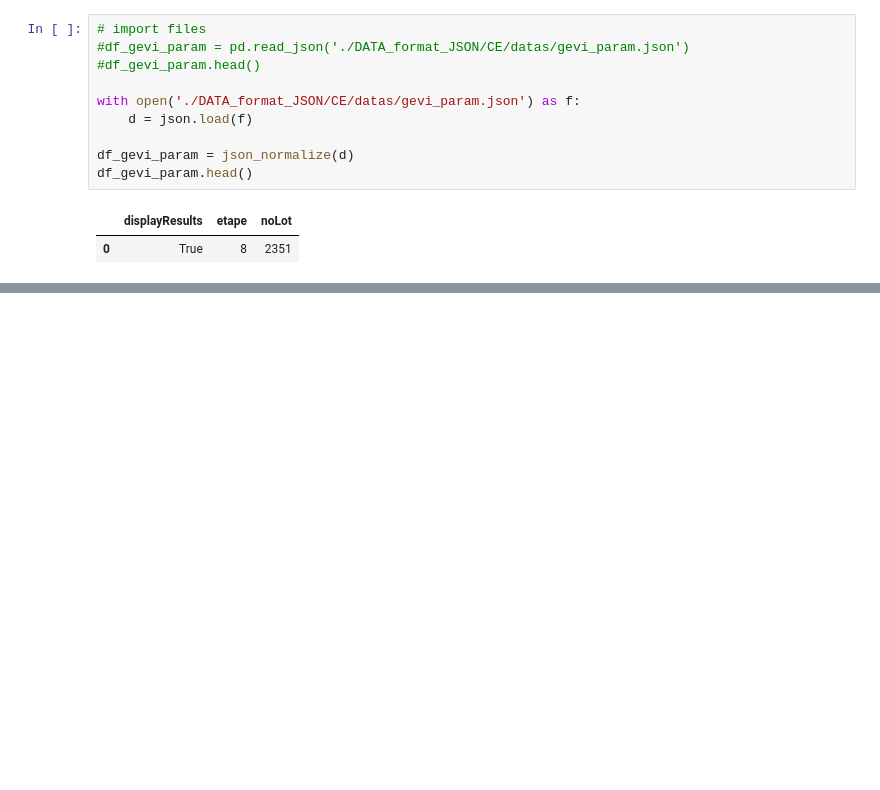
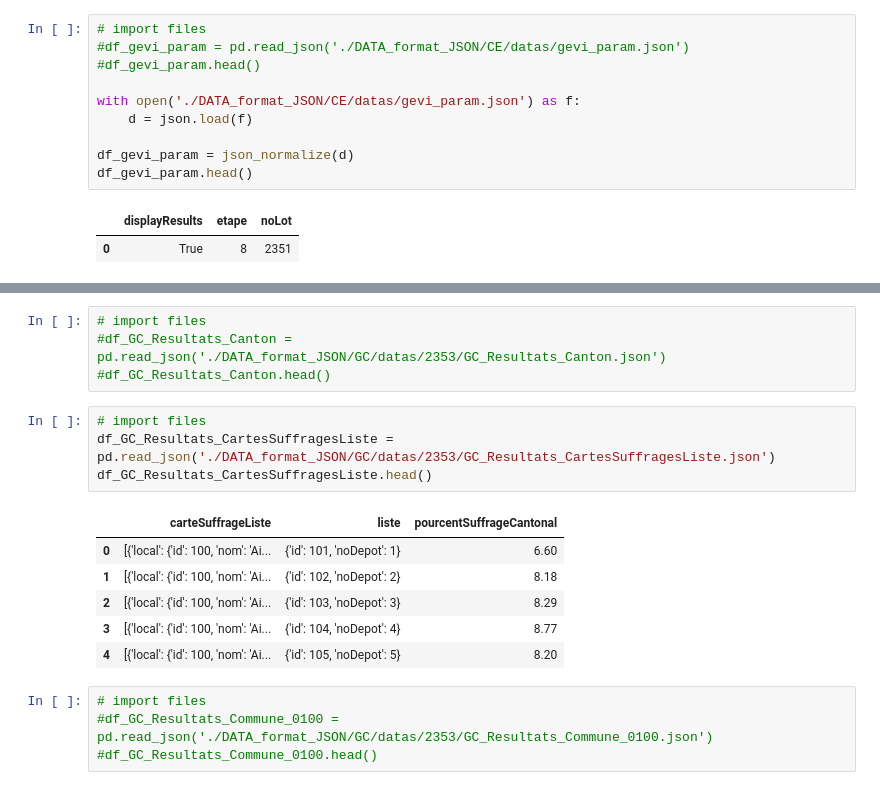
Before and after one commit to Zabamund/chatbotGE, a Jupyter notebook: data_investigation_json_flattening.ipynb, the cells around one changed output, grey strips where cells are left out. Saved outputs shown, nothing was run; the diff lists cells and outputs as text; blank space fills up the shorter version.

```diff
--- a/data_investigation_json_flattening.ipynb
+++ b/data_investigation_json_flattening.ipynb
@@ -188,0 +238,19 @@ df_gevi_param.head()
+# %%
+# import files
+#df_GC_Resultats_Canton = pd.read_json('./DATA_format_JSON/GC/datas/2353/GC_Resultats_Canton.json')
+#df_GC_Resultats_Canton.head()
+# %%
+# import files
+df_GC_Resultats_CartesSuffragesListe = pd.read_json('./DATA_format_JSON/GC/datas/2353/GC_Resultats_CartesSuffragesListe.json')
+df_GC_Resultats_CartesSuffragesListe.head()
+# %% [output]
+|  | carteSuffrageListe | liste | pourcentSuffrageCantonal |
+| 0 | [{'local': {'id': 100, 'nom': 'Ai... | {'id': 101, 'noDepot': 1} | 6.60 |
+| 1 | [{'local': {'id': 100, 'nom': 'Ai... | {'id': 102, 'noDepot': 2} | 8.18 |
+| 2 | [{'local': {'id': 100, 'nom': 'Ai... | {'id': 103, 'noDepot': 3} | 8.29 |
+| 3 | [{'local': {'id': 100, 'nom': 'Ai... | {'id': 104, 'noDepot': 4} | 8.77 |
+| 4 | [{'local': {'id': 100, 'nom': 'Ai... | {'id': 105, 'noDepot': 5} | 8.20 |
+# %%
+# import files
+#df_GC_Resultats_Commune_0100 = pd.read_json('./DATA_format_JSON/GC/datas/2353/GC_Resultats_Commune_0100.json')
+#df_GC_Resultats_Commune_0100.head()
```
Also changed, not shown: parts of 10 cells of this notebook.
